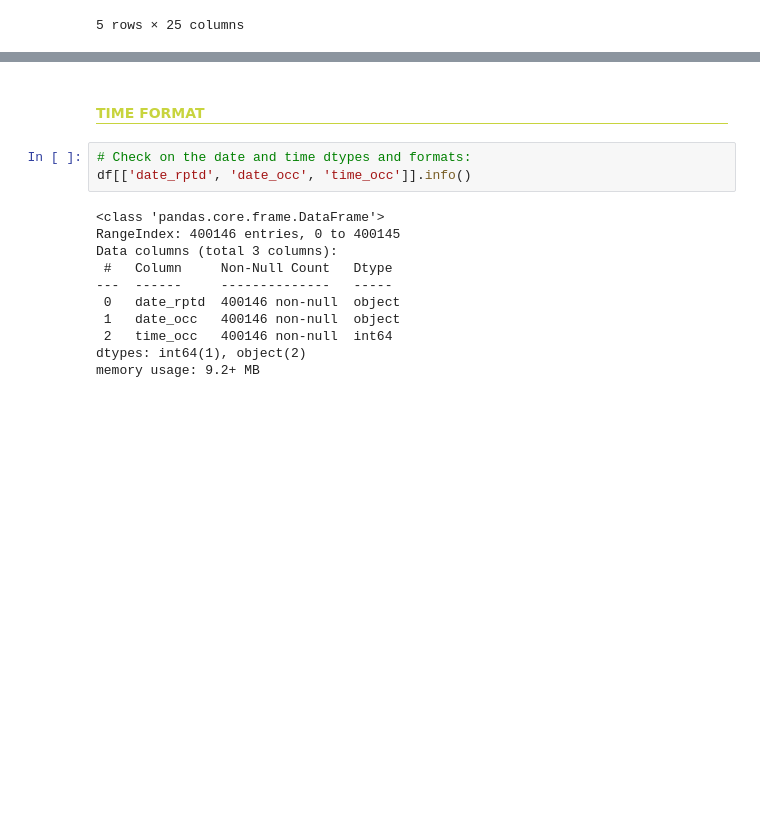
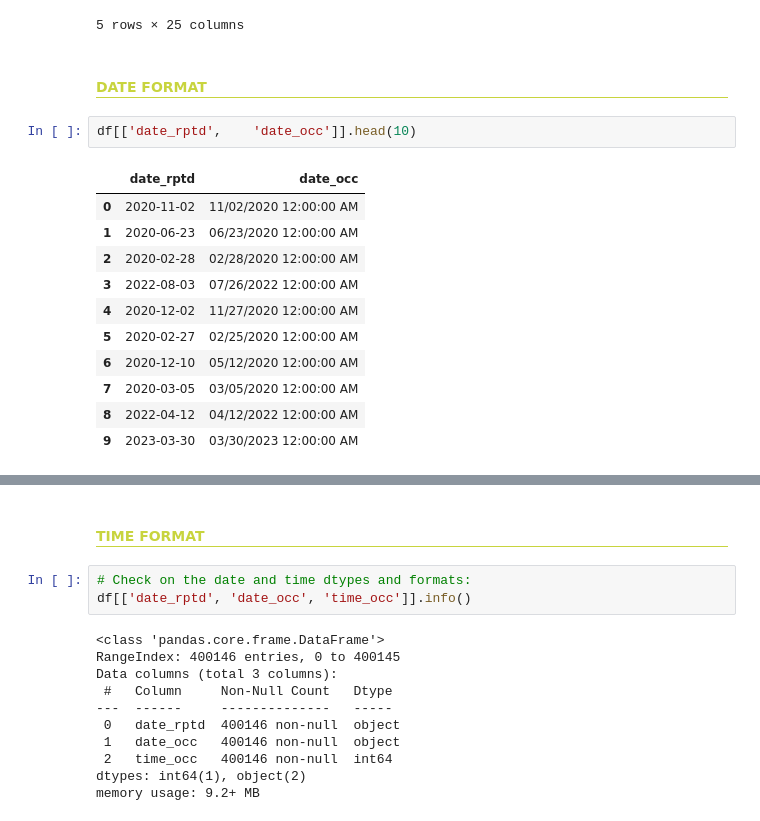
Before and after one commit to jdormaar/Boardgame_Preferences_Predictive_Analysis, a Jupyter notebook: Competitions/Analyzing Crime in LA/Workbook/notebook.ipynb, the cells around one changed output, grey strips where cells are left out. Saved outputs shown, nothing was run; the diff lists cells and outputs as text; blank space fills up the shorter version.

Commit message:
Data Cleaning: dates formatted and converted to datetime obj

```diff
--- a/Competitions/Analyzing Crime in LA/Workbook/notebook.ipynb
+++ b/Competitions/Analyzing Crime in LA/Workbook/notebook.ipynb
@@ -281,3 +282,19 @@ df.head()
 | 3 | 220912167 | 2022-08-03 | 07/26/2022 12:00:00 AM | 1730 | 9 | Van Nuys | 955 | 901 | VIOLATION OF RESTRAINING ORDER | ... |
 | 4 | 200817110 | 2020-12-02 | 11/27/2020 12:00:00 AM | 1500 | 8 | West LA | 802 | 662 | BUNCO, GRAND THEFT | ... |
 5 rows × 25 columns
+# %% [markdown]
+<h4 id= ""; style="color:#c8d43e; text-align:left; padding: 0px; border-bottom: 1px solid #c8d43e;">DATE FORMAT</h4>
+# %%
+df[['date_rptd',	'date_occ']].head(10)
+# %% [output]
+|  | date_rptd | date_occ |
+| 0 | 2020-11-02 | 11/02/2020 12:00:00 AM |
+| 1 | 2020-06-23 | 06/23/2020 12:00:00 AM |
+| 2 | 2020-02-28 | 02/28/2020 12:00:00 AM |
+| 3 | 2022-08-03 | 07/26/2022 12:00:00 AM |
+| 4 | 2020-12-02 | 11/27/2020 12:00:00 AM |
+| 5 | 2020-02-27 | 02/25/2020 12:00:00 AM |
+| 6 | 2020-12-10 | 05/12/2020 12:00:00 AM |
+| 7 | 2020-03-05 | 03/05/2020 12:00:00 AM |
+| 8 | 2022-04-12 | 04/12/2022 12:00:00 AM |
+| 9 | 2023-03-30 | 03/30/2023 12:00:00 AM |
```
Also changed, not shown: parts of 9 cells of this notebook.
